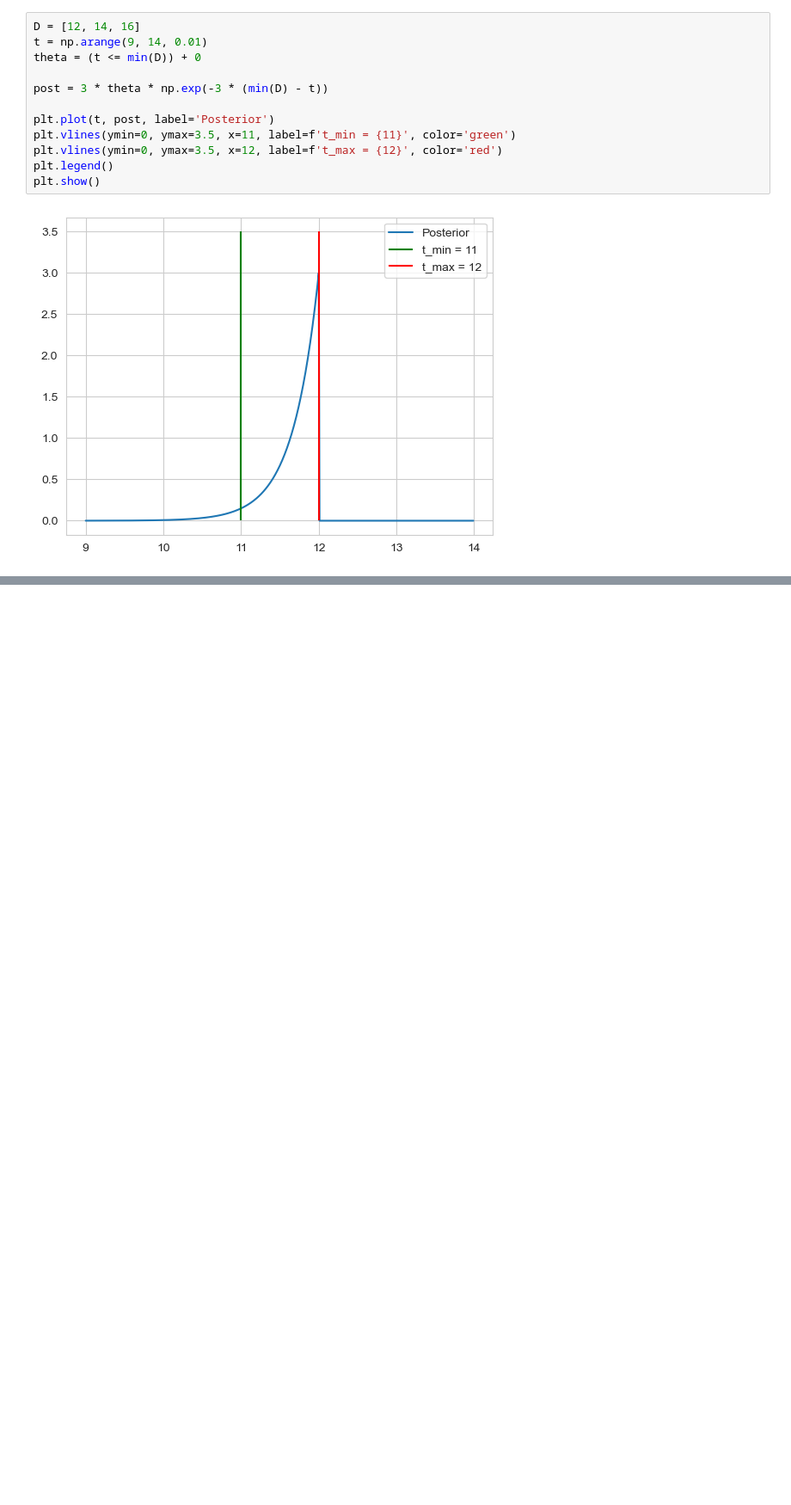
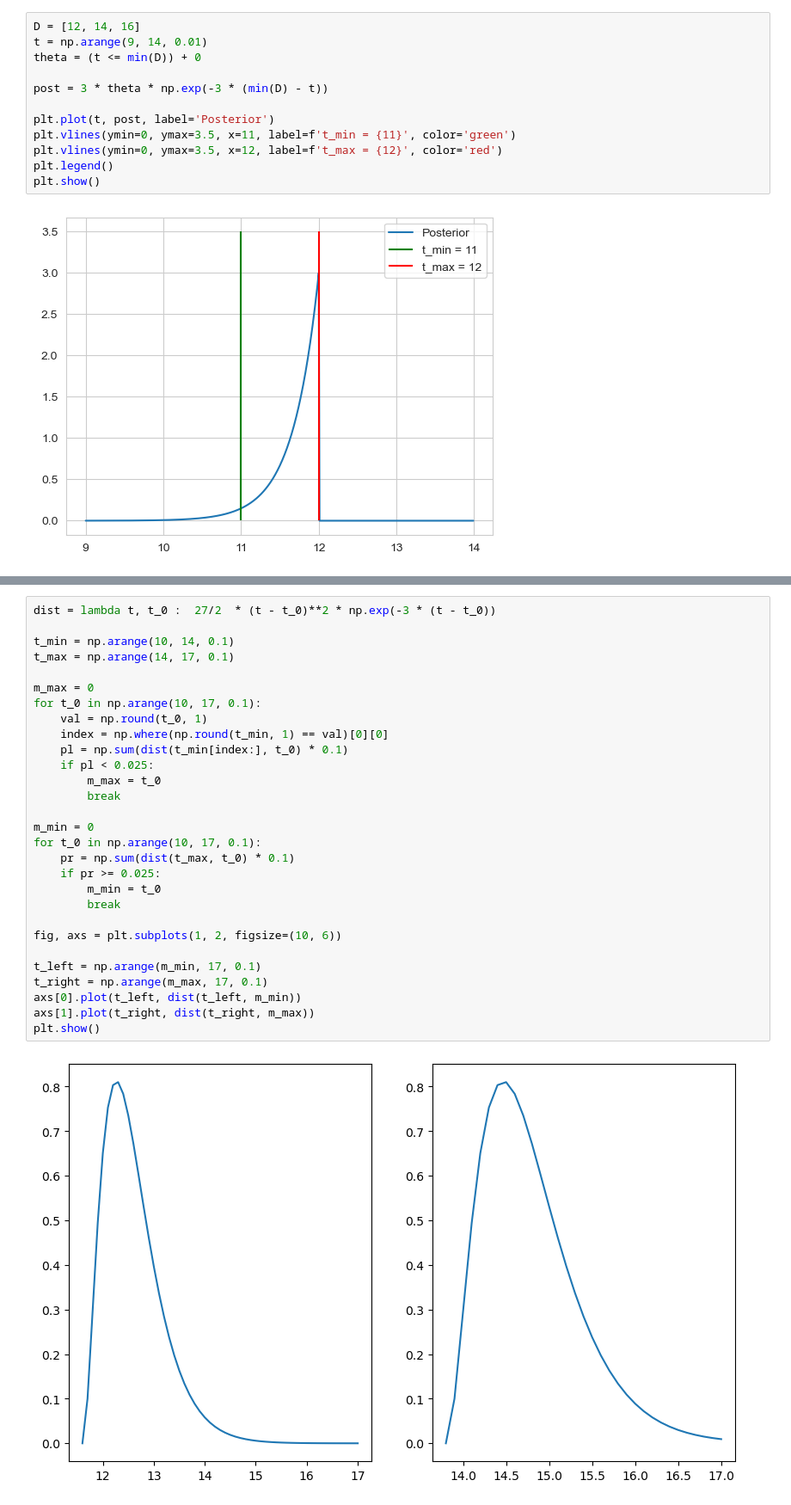
Before and after one commit to MathieuGr02/mathieugr.github.io, a Jupyter notebook: _notebooks/Computational-Biology/04-orthodox-statistics.ipynb, the cells around one changed output, grey strips where cells are left out. Shown at 86% size. Cells and saved outputs as stored; diff of their text form; blank space fills up the shorter version.

```diff
--- a/_notebooks/Computational-Biology/04-orthodox-statistics.ipynb
+++ b/_notebooks/Computational-Biology/04-orthodox-statistics.ipynb
@@ -154,0 +181,31 @@ plt.show()
+# %%
+dist = lambda t, t_0 :  27/2  * (t - t_0)**2 * np.exp(-3 * (t - t_0))
+
+t_min = np.arange(10, 14, 0.1)
+t_max = np.arange(14, 17, 0.1)
+
+m_max = 0
+for t_0 in np.arange(10, 17, 0.1):
+    val = np.round(t_0, 1)
+    index = np.where(np.round(t_min, 1) == val)[0][0]
+    pl = np.sum(dist(t_min[index:], t_0) * 0.1)
+    if pl < 0.025:
+        m_max = t_0
+        break
+
+m_min = 0
+for t_0 in np.arange(10, 17, 0.1):
+    pr = np.sum(dist(t_max, t_0) * 0.1)
+    if pr >= 0.025:
+        m_min = t_0
+        break
+
+fig, axs = plt.subplots(1, 2, figsize=(10, 6))
+
+t_left = np.arange(m_min, 17, 0.1)
+t_right = np.arange(m_max, 17, 0.1)
+axs[0].plot(t_left, dist(t_left, m_min))
+axs[1].plot(t_right, dist(t_right, m_max))
+plt.show()
+# %% [output]
+[figure, added]
```
Also changed, not shown: parts of 5 cells of this notebook, 14 other files.
